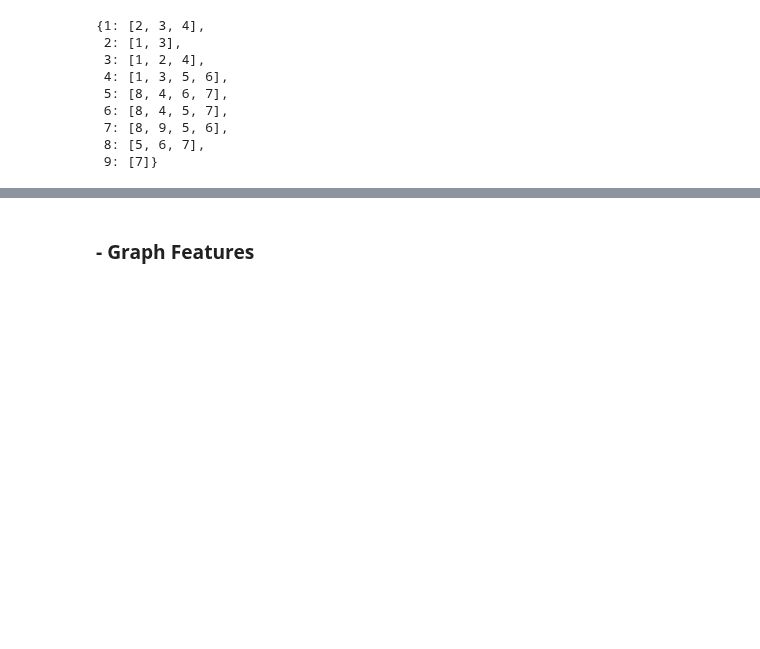
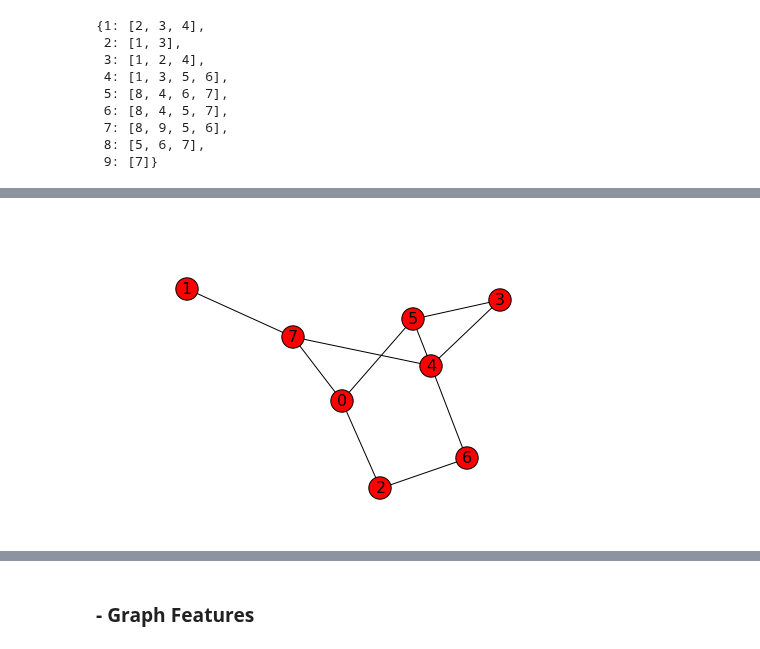
Before and after one commit to bluebibi/LINK_ML_BIG_DATA, a Jupyter notebook: networkx.ipynb, the cells around one changed output, grey strips where cells are left out. Cells and saved outputs as stored; diff of their text form; code cells hidden in the pictures; blank space fills up the shorter version.

```diff
--- a/networkx.ipynb
+++ b/networkx.ipynb
@@ -117,0 +129,5 @@ dict((x, g.neighbors(x)) for x in g.nodes())
+# %%
+maze=nx.sedgewick_maze_graph()
+nx.draw(maze, node_size=500, with_labels=True, font_size=16)
+# %% [output]
+[figure, added]
```
Also changed, not shown: parts of 46 cells of this notebook.
